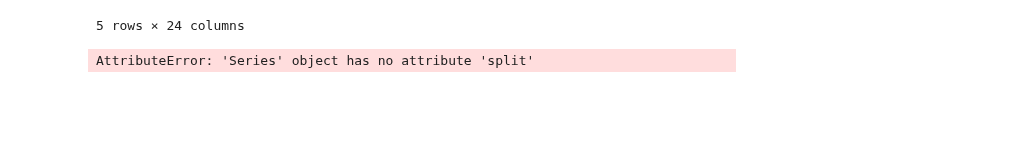
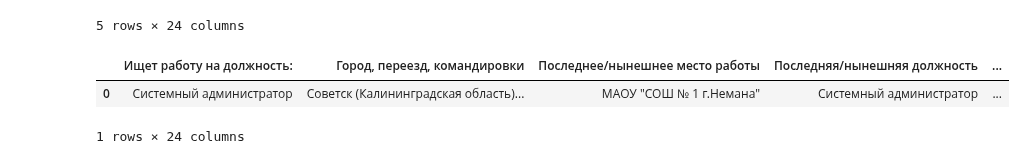
Before and after one commit to d3enjan/sf_data_science, a Jupyter notebook: PROJECT-1. Анализ вакансий из HeadHunter/Ноутбук решение.ipynb, the cells around one changed output. Drawn from its saved outputs; the diff is of its cells as text; code cells hidden in the pictures; blank space fills up the shorter version.

```diff
--- a/PROJECT-1. Анализ вакансий из HeadHunter/Ноутбук решение.ipynb
+++ b/PROJECT-1. Анализ вакансий из HeadHunter/Ноутбук решение.ipynb
@@ -313,39 +313,47 @@ hh_data.head()
 | 4 | 140000 руб. | Региональный менеджер по продажам | Москва , не готова к переезду , г... | Мармелад | Менеджер по продажам | ... |
 5 rows × 24 columns
 # %%
+# Функция разделяет строку по пробелу, [0] индекс, по счету первый, возвращает в виде числа с плавающей точкой.
 def get_salary_num(arg):
     salary = float(arg.split(' ')[0])
     return salary
-
+# Функция переводит наименование валюты в стандарт ISO.
 def get_salary_currency(arg):
     currency_dict = {
         'USD' : 'USD', 'KZT' : 'KZT',
         'грн': 'UAH', 'белруб' : 'BYN',
         'EUR' : 'EUR' , 'KGS' : 'KGS',
-        'сум' : 'UZS', 'AZN' : 'AZN'
+        'сум' : 'UZS', 'AZN' : 'AZN',
+        'руб' : 'RUB'
     }
     curr = arg.split(' ')[1].replace('.', '')
-    if curr == 'руб':
-        return 'RUB'
-    else:
-        return currency_dict[curr]
+    return currency_dict[curr]
 
 rates = pd.read_csv('data/ExchangeRates.csv')
-rates['date'] = pd.to_datetime(rates['date']).dt.date
-hh_data['Обновление резюме'] = pd.to_datetime(hh_data['Обновление резюме']).dt.date
+rates['date'] = pd.to_datetime(rates['date']).dt.date # Переводим признак дата из таблицы курсов в формат datetime и достаем из нее дату
+hh_data['Обновление резюме'] = pd.to_datetime(hh_data['Обновление резюме']).dt.date # Переводим признак «Обновление резюме» из таблицы с резюме в формат datetime и достаем из нее дату
 hh_data['ЗП (tmp)'] = hh_data['ЗП'].apply(get_salary_num)
-hh_data['Курс (tmp)'] = hh_data.apply(get_salary_currency)
+hh_data['Курс (tmp)'] = hh_data['ЗП'].apply(get_salary_currency)
 
-merged = hh_data.merge(
+merged = hh_data.merge( # Соединяем две таблицы
     rates,
     left_on=['Курс (tmp)', 'Обновление резюме'],
     right_on=['currency', 'date'],
     how='left'
 )
-merged['close'] = merged['close'].fillna(1)
+merged['close'] = merged['close'].fillna(1) # Заменяем все NaN на значение 1. В нашем случае NaN это курс рубля.
 merged['proportion'] = merged['proportion'].fillna(1)
 
-hh_data['ЗП (руб)'] = merged['close'] * merged['ЗП (tmp)'] / merged['proportion']
-hh_data.head(1)
+hh_data['ЗП (руб)'] = merged['close'] * merged['ЗП (tmp)'] / merged['proportion'] # Вычесляем курс в рублях
+salary = hh_data['ЗП (руб)'].median()
+print(f'Чему равна желаемая медианная заработная плата соискателей в нашей таблице (в рублях)? ответ : {salary}')
+hh_data = hh_data.drop(columns=['ЗП', 'ЗП (tmp)', 'Курс (tmp)'], axis=1)
-# %% [output]
-AttributeError: 'Series' object has no attribute 'split'
+# %%
+hh_data = hh_data.drop(columns=['ЗП', 'ЗП (tmp)', 'Курс (tmp)'], axis=1)
+# hh_data = hh_data.drop('ЗП', 'ЗП (tmp)', 'Курс (tmp)', axis=1)
+# hh_data = hh_data.drop('ЗП', 'ЗП (tmp)', 'Курс (tmp)', axis=1)
+hh_data.head(1)
+# %% [output]
+|  | Ищет работу на должность: | Город, переезд, командировки | Последнее/нынешнее место работы | Последняя/нынешняя должность | ... |
+| 0 | Системный администратор | Советск (Калининградская область)... | МАОУ "СОШ № 1 г.Немана" | Системный администратор | ... |
+1 rows × 24 columns
```
Also changed, not shown: parts of 2 cells of this notebook, 1 other file.
